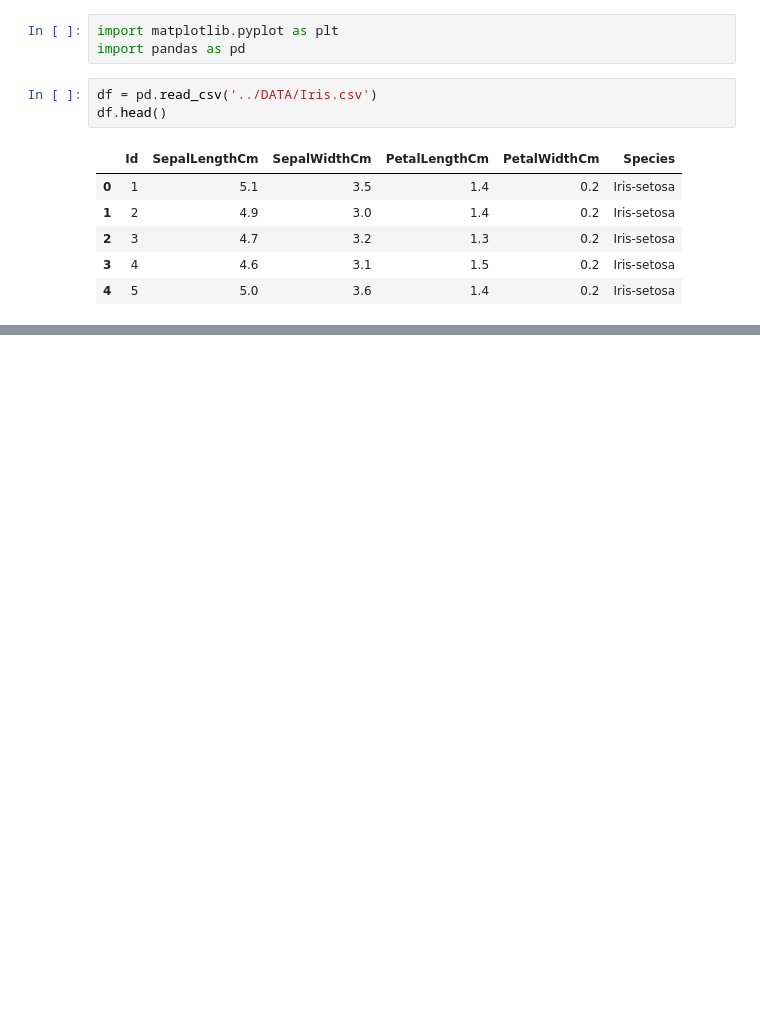
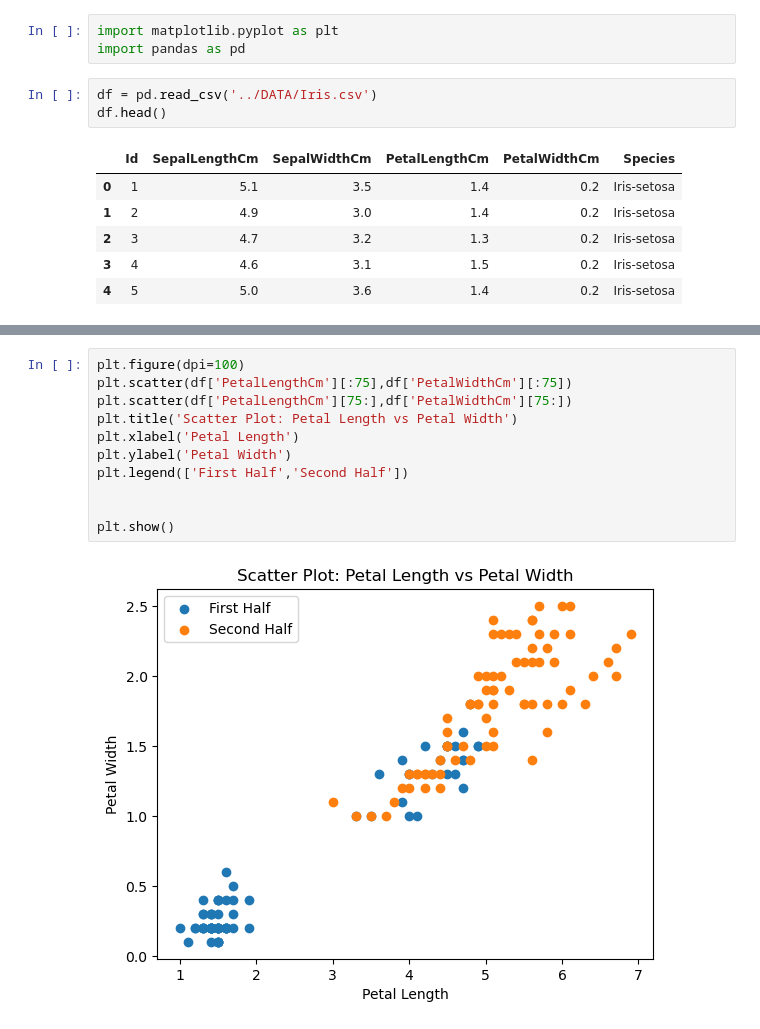
Before and after one commit to amenhasfaw/DPFE, a Jupyter notebook: CODE/Matplotlib.ipynb, the cells around one changed output, grey strips where cells are left out. Saved outputs shown, nothing was run; the diff lists cells and outputs as text; blank space fills up the shorter version.

```diff
--- a/CODE/Matplotlib.ipynb
+++ b/CODE/Matplotlib.ipynb
@@ -21,0 +43,13 @@ plt.show()
+# %%
+plt.figure(dpi=100)
+plt.scatter(df['PetalLengthCm'][:75],df['PetalWidthCm'][:75])
+plt.scatter(df['PetalLengthCm'][75:],df['PetalWidthCm'][75:])
+plt.title('Scatter Plot: Petal Length vs Petal Width')
+plt.xlabel('Petal Length')
+plt.ylabel('Petal Width')
+plt.legend(['First Half','Second Half'])
+
+
+plt.show()
+# %% [output]
+[figure, added]
```
Also changed, not shown: parts of 8 cells of this notebook.
